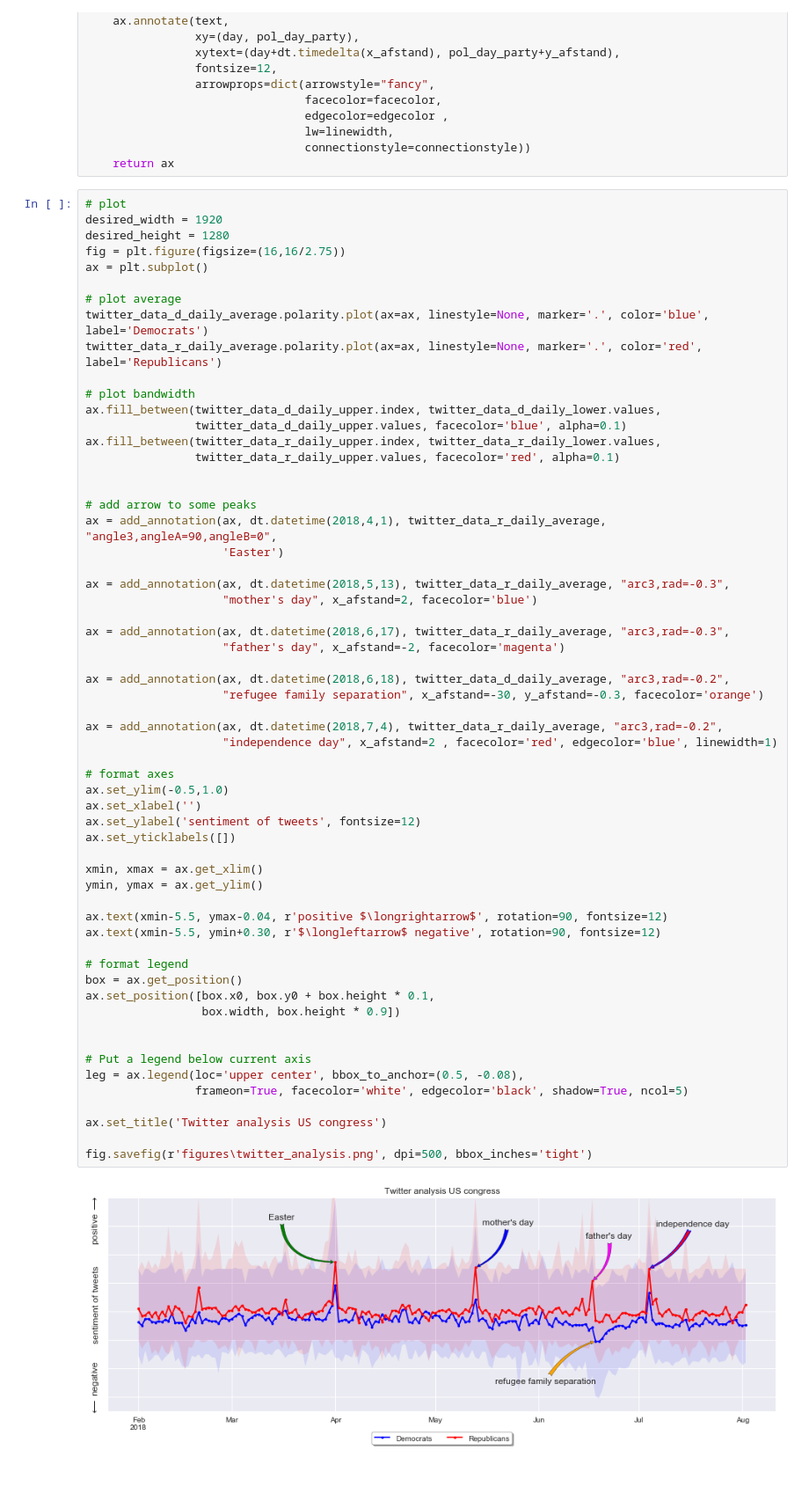
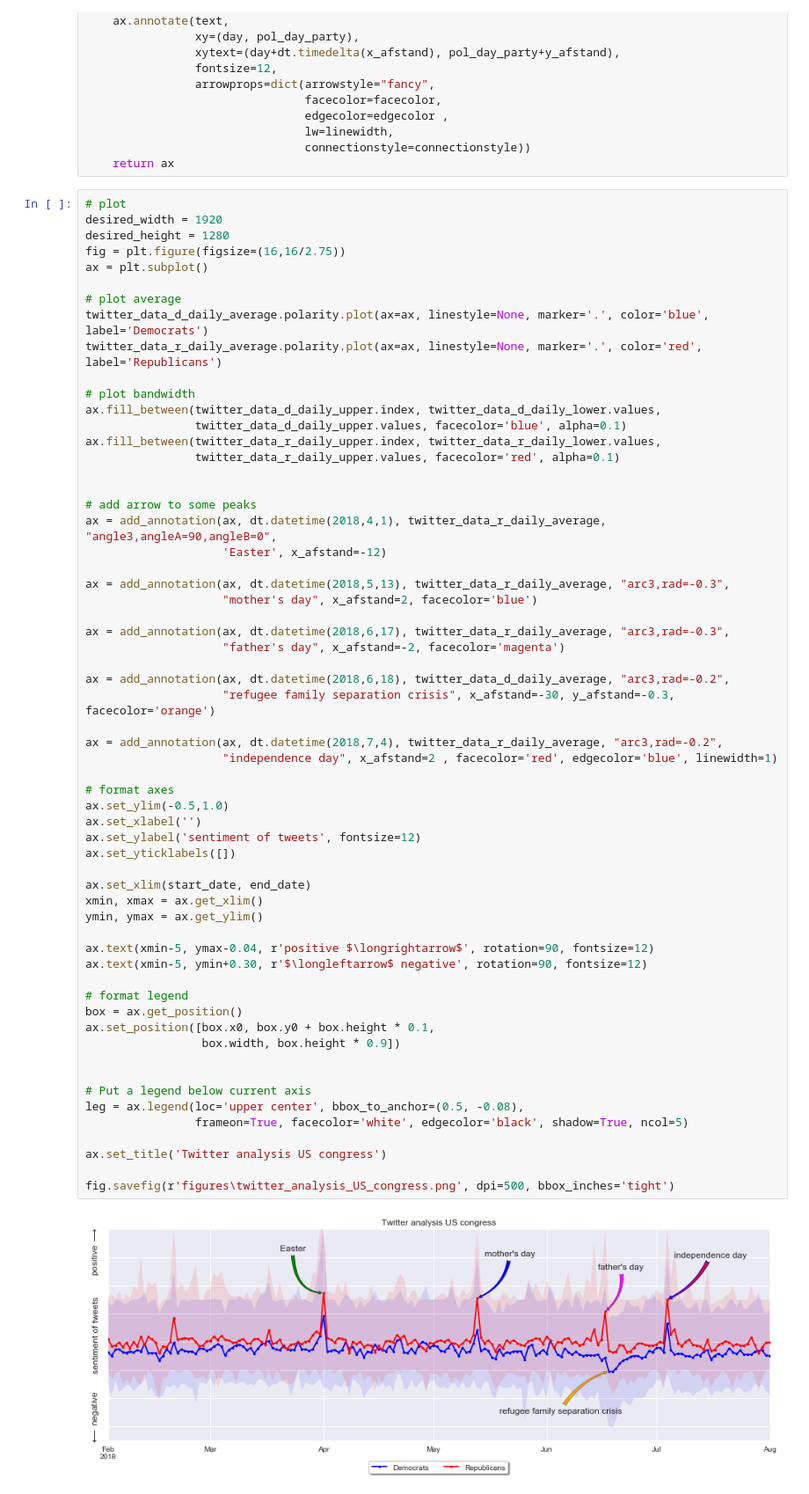
Before and after one commit to OnnoEbbens/data_processing_examples, a Jupyter notebook: congress_twitter_analysis/congress_twitter_analysis.ipynb, the cells around one changed output. Shown at 88% size. Saved outputs shown, nothing was run; the diff lists cells and outputs as text.

Commit message:
update plot and readme

```diff
--- a/congress_twitter_analysis/congress_twitter_analysis.ipynb
+++ b/congress_twitter_analysis/congress_twitter_analysis.ipynb
@@ -140,7 +140,7 @@ ax.fill_between(twitter_data_r_daily_upper.index, twitter_data_r_daily_lower.val
 
 # add arrow to some peaks
 ax = add_annotation(ax, dt.datetime(2018,4,1), twitter_data_r_daily_average, "angle3,angleA=90,angleB=0",
-                    'Easter')
+                    'Easter', x_afstand=-12)
 
 ax = add_annotation(ax, dt.datetime(2018,5,13), twitter_data_r_daily_average, "arc3,rad=-0.3",
                     "mother's day", x_afstand=2, facecolor='blue')
@@ -149,35 +149,36 @@ ax = add_annotation(ax, dt.datetime(2018,6,17), twitter_data_r_daily_average, "a
                     "father's day", x_afstand=-2, facecolor='magenta')
 
 ax = add_annotation(ax, dt.datetime(2018,6,18), twitter_data_d_daily_average, "arc3,rad=-0.2",
-                    "refugee family separation", x_afstand=-30, y_afstand=-0.3, facecolor='orange')
+                    "refugee family separation crisis", x_afstand=-30, y_afstand=-0.3, facecolor='orange')
 
 ax = add_annotation(ax, dt.datetime(2018,7,4), twitter_data_r_daily_average, "arc3,rad=-0.2",
                     "independence day", x_afstand=2 , facecolor='red', edgecolor='blue', linewidth=1)
 
 # format axes
 ax.set_ylim(-0.5,1.0)
 ax.set_xlabel('')
 ax.set_ylabel('sentiment of tweets', fontsize=12)
 ax.set_yticklabels([])
 
+ax.set_xlim(start_date, end_date)
 xmin, xmax = ax.get_xlim()
 ymin, ymax = ax.get_ylim()
 
-ax.text(xmin-5.5, ymax-0.04, r'positive $\longrightarrow$', rotation=90, fontsize=12)
-ax.text(xmin-5.5, ymin+0.30, r'$\longleftarrow$ negative', rotation=90, fontsize=12)
+ax.text(xmin-5, ymax-0.04, r'positive $\longrightarrow$', rotation=90, fontsize=12)
+ax.text(xmin-5, ymin+0.30, r'$\longleftarrow$ negative', rotation=90, fontsize=12)
 
 # format legend
 box = ax.get_position()
 ax.set_position([box.x0, box.y0 + box.height * 0.1,
                  box.width, box.height * 0.9])
 
 
 # Put a legend below current axis
 leg = ax.legend(loc='upper center', bbox_to_anchor=(0.5, -0.08),
                 frameon=True, facecolor='white', edgecolor='black', shadow=True, ncol=5)
 
 ax.set_title('Twitter analysis US congress')
 
-fig.savefig(r'figures\twitter_analysis.png', dpi=500, bbox_inches='tight')
+fig.savefig(r'figures\twitter_analysis_US_congress.png', dpi=500, bbox_inches='tight')
 # %% [output]
-[figure, old version]
+[figure, new version]
```
Also changed, not shown: 3 other files.
